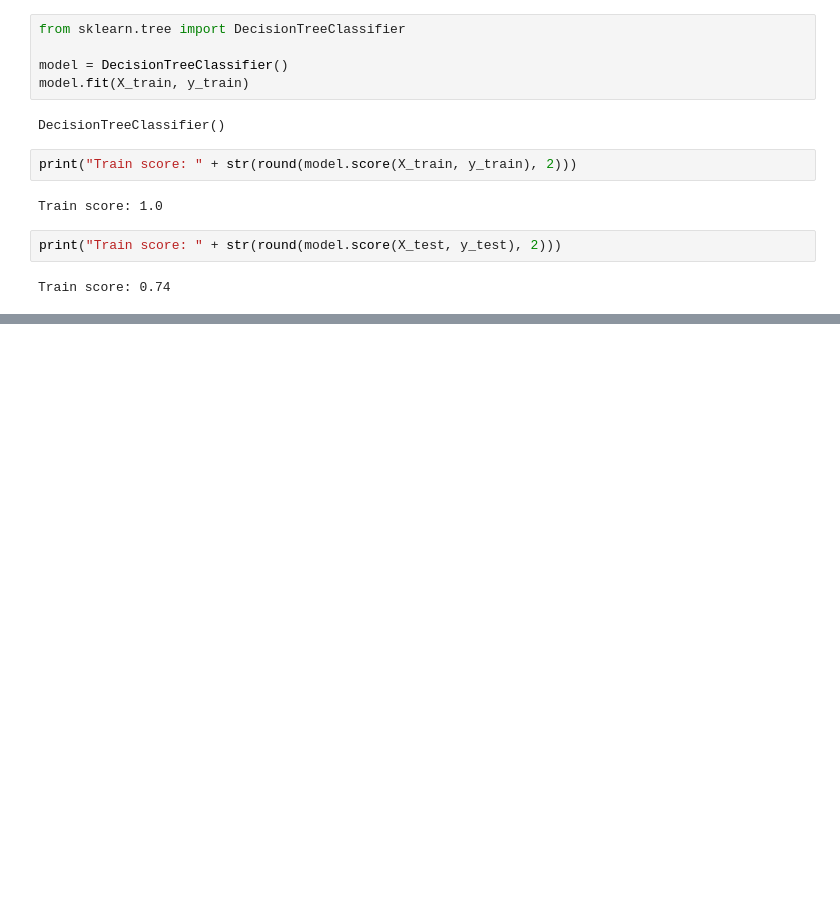
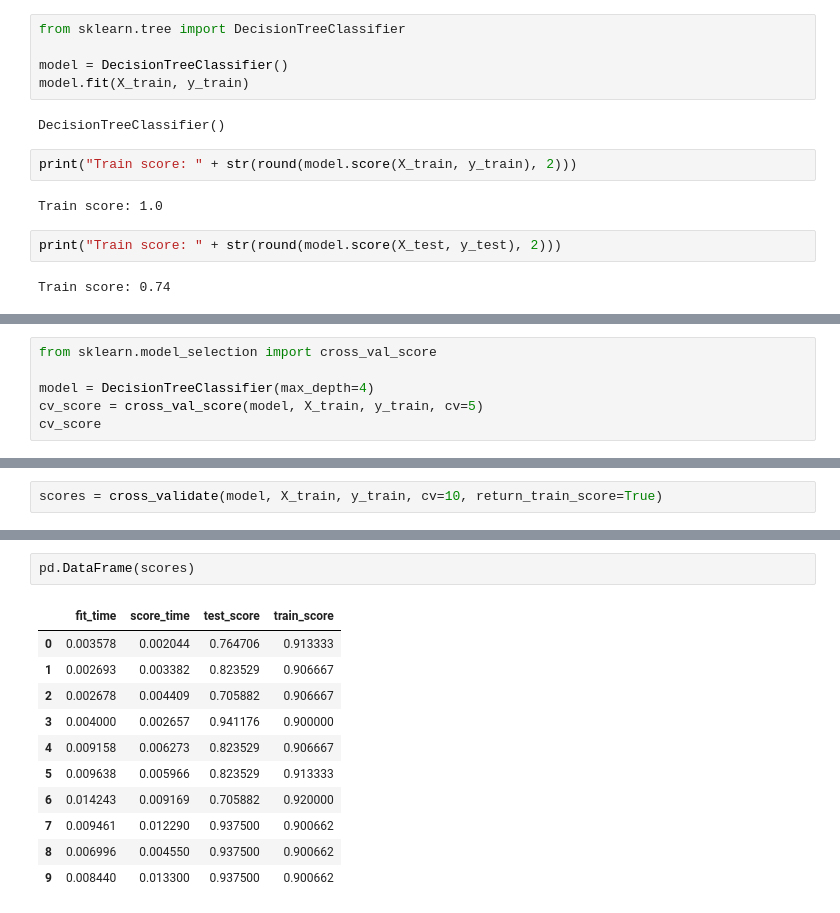
Before and after one commit to jennalenoble/machine-learning, a Jupyter notebook: module3.ipynb, the cells around one changed output, grey strips where cells are left out. Saved outputs shown, nothing was run; the diff lists cells and outputs as text; blank space fills up the shorter version.

```diff
--- a/module3.ipynb
+++ b/module3.ipynb
@@ -94,0 +104,6 @@ Train score: 0.74
+# %%
+from sklearn.model_selection import cross_val_score
+
+model = DecisionTreeClassifier(max_depth=4)
+cv_score = cross_val_score(model, X_train, y_train, cv=5)
+cv_score
@@ -94,0 +124,2 @@ Train score: 0.74
+# %%
+scores = cross_validate(model, X_train, y_train, cv=10, return_train_score=True)
@@ -94,0 +137,14 @@ Train score: 0.74
+# %%
+pd.DataFrame(scores)
+# %% [output]
+|  | fit_time | score_time | test_score | train_score |
+| 0 | 0.003578 | 0.002044 | 0.764706 | 0.913333 |
+| 1 | 0.002693 | 0.003382 | 0.823529 | 0.906667 |
+| 2 | 0.002678 | 0.004409 | 0.705882 | 0.906667 |
+| 3 | 0.004000 | 0.002657 | 0.941176 | 0.900000 |
+| 4 | 0.009158 | 0.006273 | 0.823529 | 0.906667 |
+| 5 | 0.009638 | 0.005966 | 0.823529 | 0.913333 |
+| 6 | 0.014243 | 0.009169 | 0.705882 | 0.920000 |
+| 7 | 0.009461 | 0.012290 | 0.937500 | 0.900662 |
+| 8 | 0.006996 | 0.004550 | 0.937500 | 0.900662 |
+| 9 | 0.008440 | 0.013300 | 0.937500 | 0.900662 |
```
Also changed, not shown: parts of 27 cells of this notebook.
